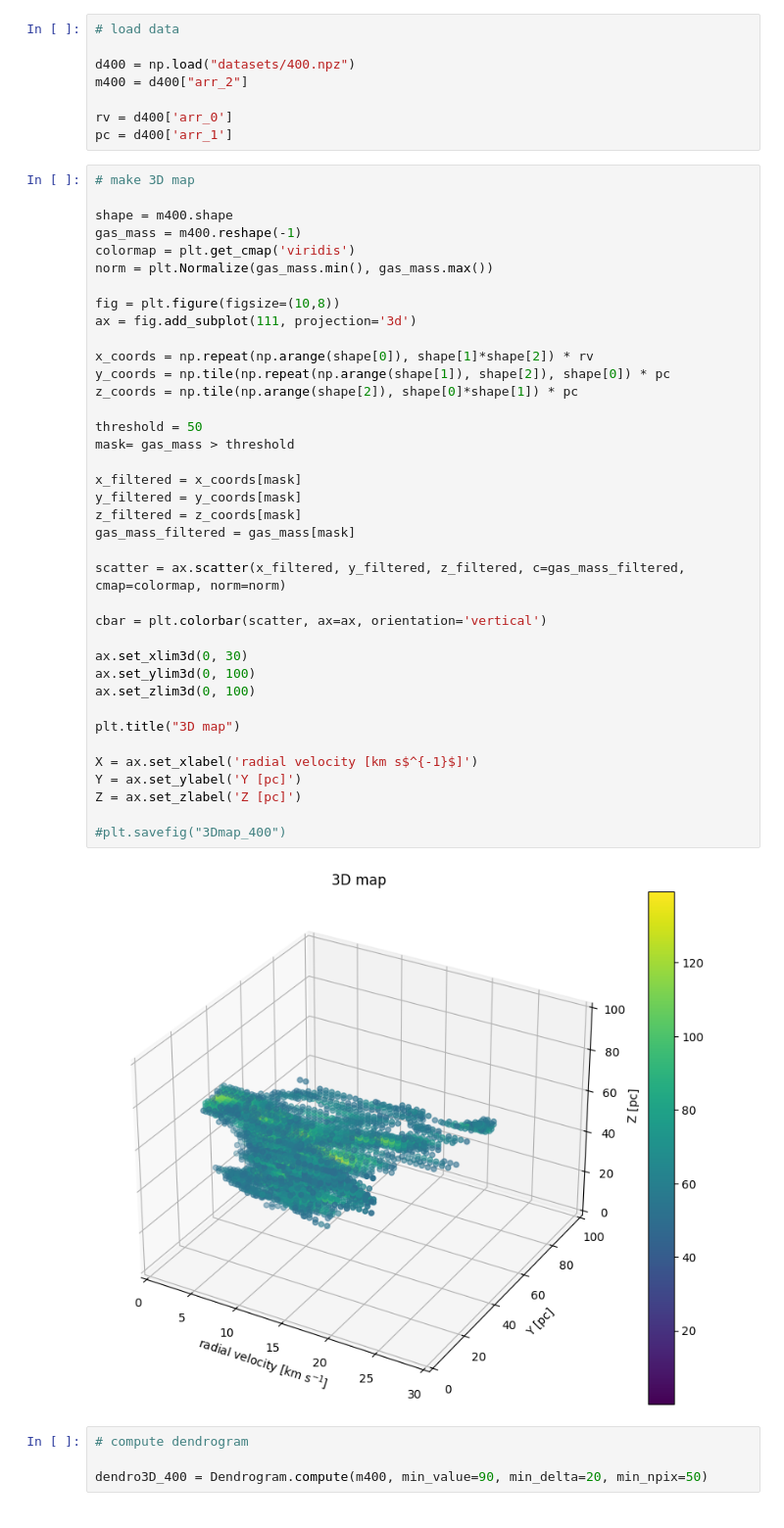
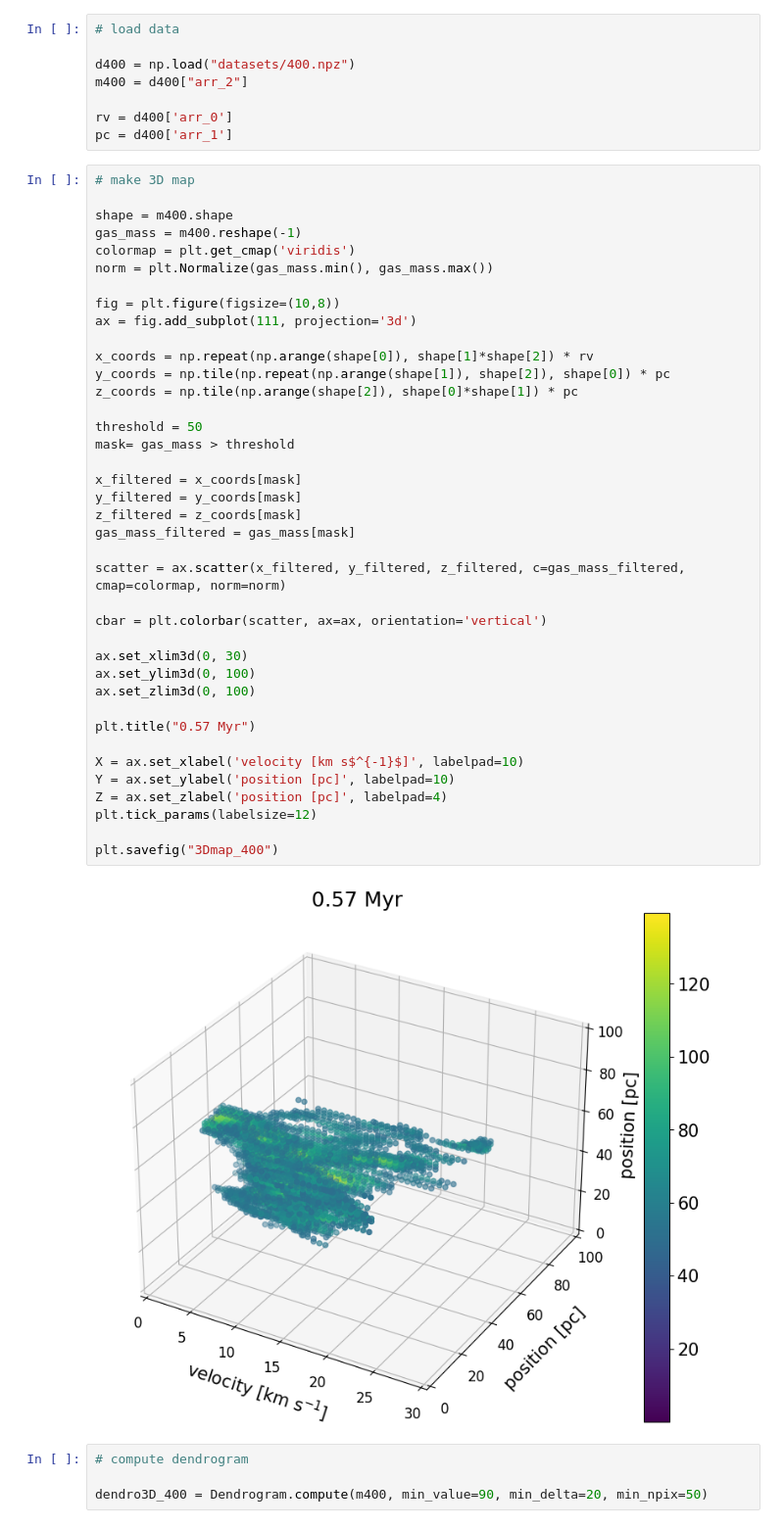
Before and after one commit to kotora260/StarGen, a Jupyter notebook: dendro3D_400.ipynb, the cells around one changed output. Shown at 98% size. Cells and saved outputs as stored; diff of their text form.

```diff
--- a/dendro3D_400.ipynb
+++ b/dendro3D_400.ipynb
@@ -26,39 +26,40 @@ shape = m400.shape
 gas_mass = m400.reshape(-1)
 colormap = plt.get_cmap('viridis')
 norm = plt.Normalize(gas_mass.min(), gas_mass.max())
 
 fig = plt.figure(figsize=(10,8))
 ax = fig.add_subplot(111, projection='3d')
 
 x_coords = np.repeat(np.arange(shape[0]), shape[1]*shape[2]) * rv
 y_coords = np.tile(np.repeat(np.arange(shape[1]), shape[2]), shape[0]) * pc
 z_coords = np.tile(np.arange(shape[2]), shape[0]*shape[1]) * pc
 
 threshold = 50
 mask= gas_mass > threshold
 
 x_filtered = x_coords[mask]
 y_filtered = y_coords[mask]
 z_filtered = z_coords[mask]
 gas_mass_filtered = gas_mass[mask]
 
 scatter = ax.scatter(x_filtered, y_filtered, z_filtered, c=gas_mass_filtered, cmap=colormap, norm=norm)
 
 cbar = plt.colorbar(scatter, ax=ax, orientation='vertical')
 
 ax.set_xlim3d(0, 30)
 ax.set_ylim3d(0, 100)
 ax.set_zlim3d(0, 100)
 
-plt.title("3D map")
+plt.title("0.57 Myr")
 
-X = ax.set_xlabel('radial velocity [km s$^{-1}$]')
-Y = ax.set_ylabel('Y [pc]')
-Z = ax.set_zlabel('Z [pc]')
+X = ax.set_xlabel('velocity [km s$^{-1}$]', labelpad=10)
+Y = ax.set_ylabel('position [pc]', labelpad=10)
+Z = ax.set_zlabel('position [pc]', labelpad=4)
+plt.tick_params(labelsize=12)
 
-#plt.savefig("3Dmap_400")
+plt.savefig("3Dmap_400")
 # %% [output]
-[figure, old version]
+[figure, new version]
 # %%
 # compute dendrogram
 
```
Also changed, not shown: parts of 2 cells of this notebook, 7 other files.
